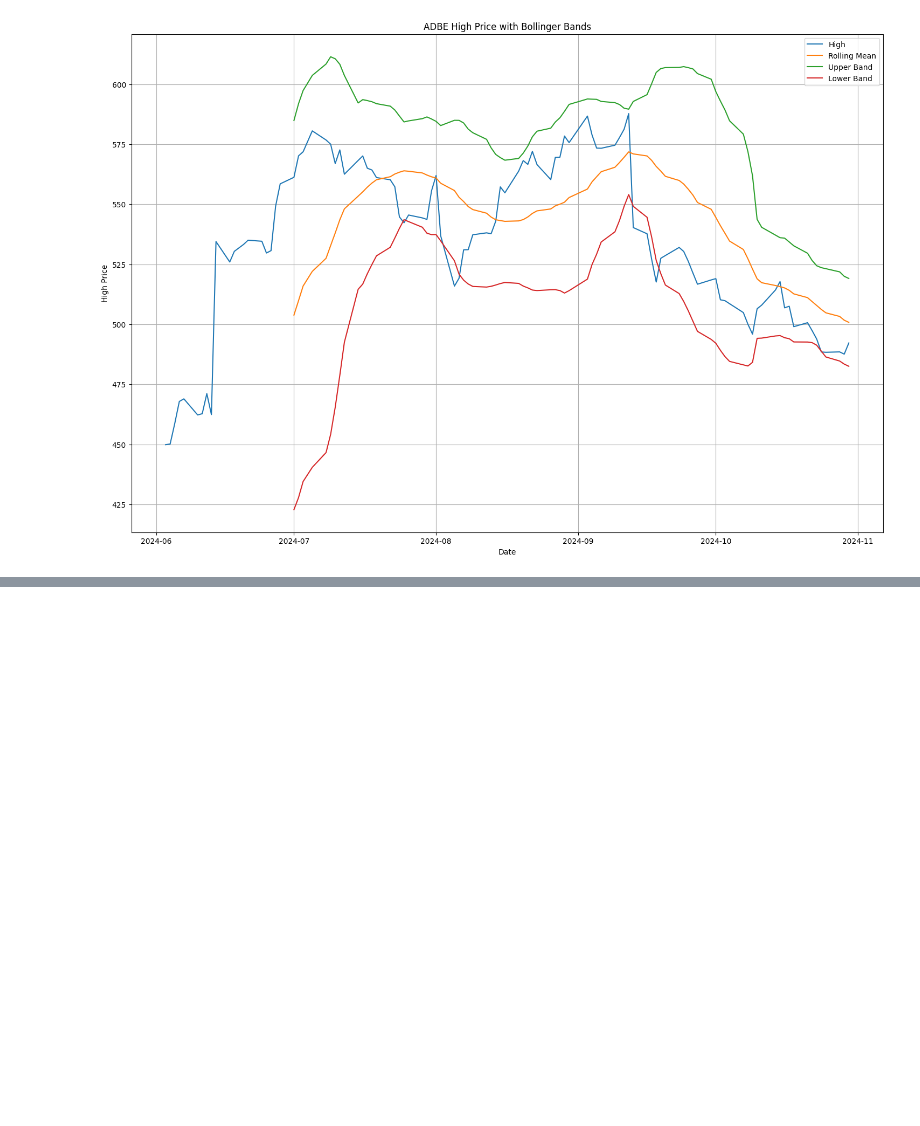
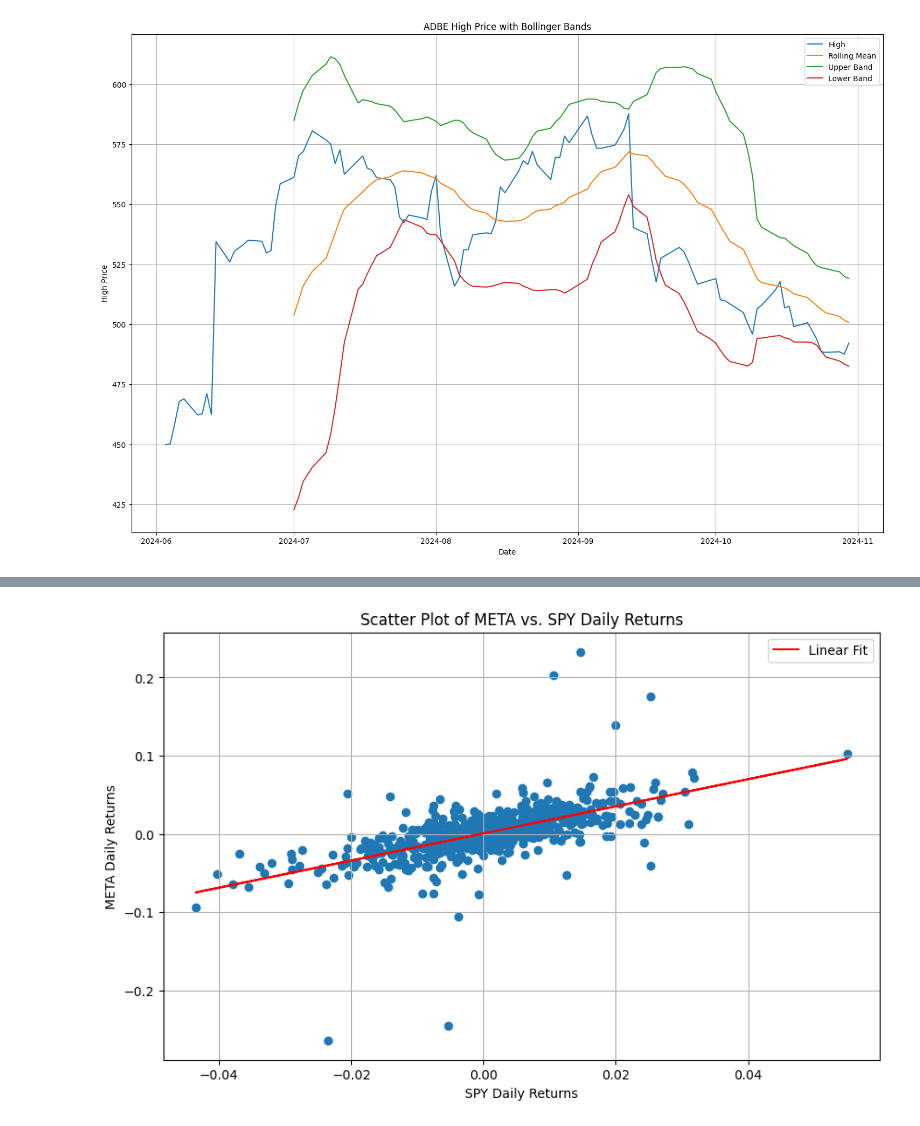
Before and after one commit to aaditya-007/Notebooks, a Jupyter notebook: stocks.ipynb, the cells around one changed output, grey strips where cells are left out. Drawn from its saved outputs; the diff is of its cells as text; code cells hidden in the pictures; blank space fills up the shorter version.

```diff
--- a/stocks.ipynb
+++ b/stocks.ipynb
@@ -164,0 +207,28 @@ plt.show()
+# %%
+# prompt: compute scatter plot for meta and spy for daily returns and also fit a line of degree 1
+
+import numpy as np
+
+# Assuming meta_df and spy_df are already defined with 'Daily_Return' columns
+
+# Remove NaN values for the scatter plot
+meta_daily_returns = meta_df['Daily_Return'].dropna()
+spy_daily_returns = spy_df['Daily_Return'].dropna()
+
+# Create the scatter plot
+plt.figure(figsize=(10, 6))
+plt.scatter(spy_daily_returns, meta_daily_returns)
+plt.xlabel('SPY Daily Returns')
+plt.ylabel('META Daily Returns')
+plt.title('Scatter Plot of META vs. SPY Daily Returns')
+plt.grid(True)
+
+# Fit a line of degree 1 (linear regression)
+coefficients = np.polyfit(spy_daily_returns, meta_daily_returns, 1)
+polynomial = np.poly1d(coefficients)
+plt.plot(spy_daily_returns, polynomial(spy_daily_returns), color='red', label='Linear Fit')
+plt.legend()
+
+plt.show()
+# %% [output]
+[figure, added]
```
Also changed, not shown: parts of 3 cells of this notebook.
